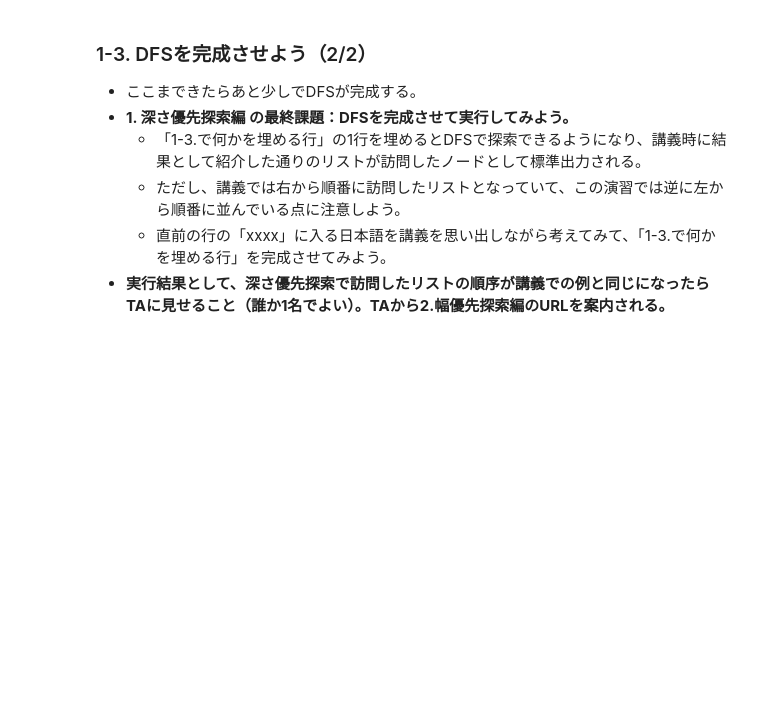
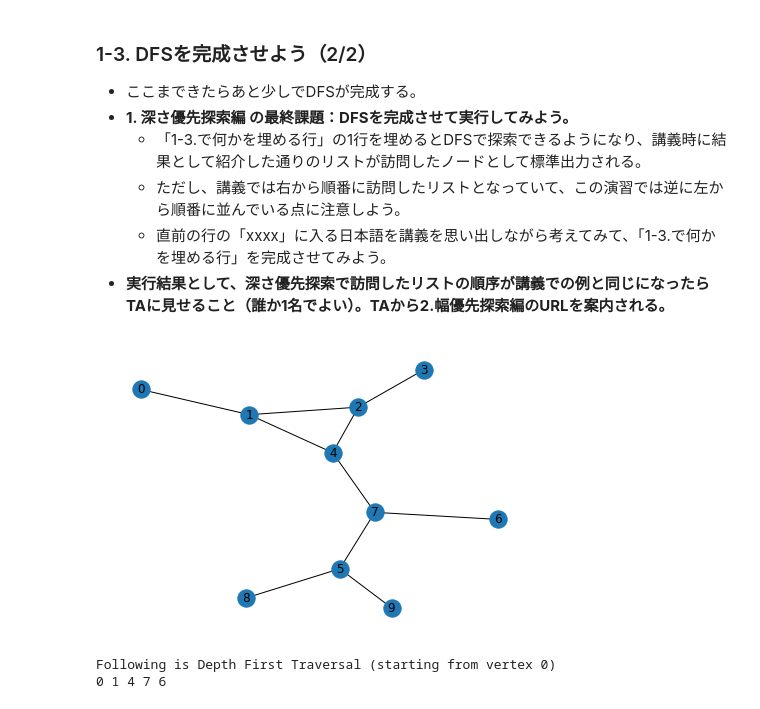
Before and after one commit to ika-si/AI-Fri45, a Jupyter notebook: search_1.ipynb, the cells around one changed output. Drawn from its saved outputs; the diff is of its cells as text; code cells hidden in the pictures; blank space fills up the shorter version.

```diff
--- a/search_1.ipynb
+++ b/search_1.ipynb
@@ -243,7 +243,7 @@ class Graph:
         # オープンリストの要素第1号としてスタート地点を追加
         queue.append(o)
         # スタート地点を訪問済みにする
-        # visited[o] = # 1-1.で完成させる行
+        visited[o] = True# 1-1.で完成させる行
 
         # queueが空でない限りループ
         while queue:
@@ -262,35 +262,41 @@ class Graph:
             for i in self.graph[s]:
                 # まだ訪れたことの無いノードをサブのオープンリストに追加
                 # オープンリストに加えた時点で訪問済みとする
-                # if visited[i] == False:
-                #     subqueue # 1-2.で完成させる行 (ヒント: subqueueにiを「加える」)
-                #     visited[i] # 1-2.で完成させる行
+                if visited[i] == False:
+                    subqueue.append(i)# 1-2.で完成させる行 (ヒント: subqueueにiを「加える」)
+                    visited[i] = True# 1-2.で完成させる行
             # サブのオープンリストを本体のオープンリストの「xxxx」に追加
             #--------- 1-3.で何かを埋める行 ---------#
-
+            if subqueue:
+              sub = subqueue.pop(0)
+              queue.append(sub)
 
 if __name__ == "__main__":
 
     # グラフを作成する
     # 講義で表示されているとおりのグラフをここで作成する
     # (Sを0、Gを9とし、その他のノードは番号通り1から8までとする)
     g = Graph()
     g.addEdge(0, 1)
     g.addEdge(1, 4)
     g.addEdge(1, 2)
     g.addEdge(2, 3)
     g.addEdge(2, 4)
     g.addEdge(4, 7)
     g.addEdge(7, 6)
     g.addEdge(7, 5)
     g.addEdge(5, 8)
     g.addEdge(5, 9)
 
     # グラフの図示にはnetworkxを用いる
     # 上記で作成したGraphクラスのインスタンスにあるメンバ変数のgraphをnetworkxのグラフ表現に変換して表示
     nx.draw(nx.convert.to_networkx_graph(g.graph), with_labels=True)
     plt.show()
 
     # 深さ優先探索の実行
     print ("Following is Depth First Traversal (starting from vertex 0)")
     g.DFS(0,9)
+# %% [output]
+[figure, added]
+Following is Depth First Traversal (starting from vertex 0)
+0 1 4 7 6
```
Also changed, not shown: parts of 1 cell of this notebook.
